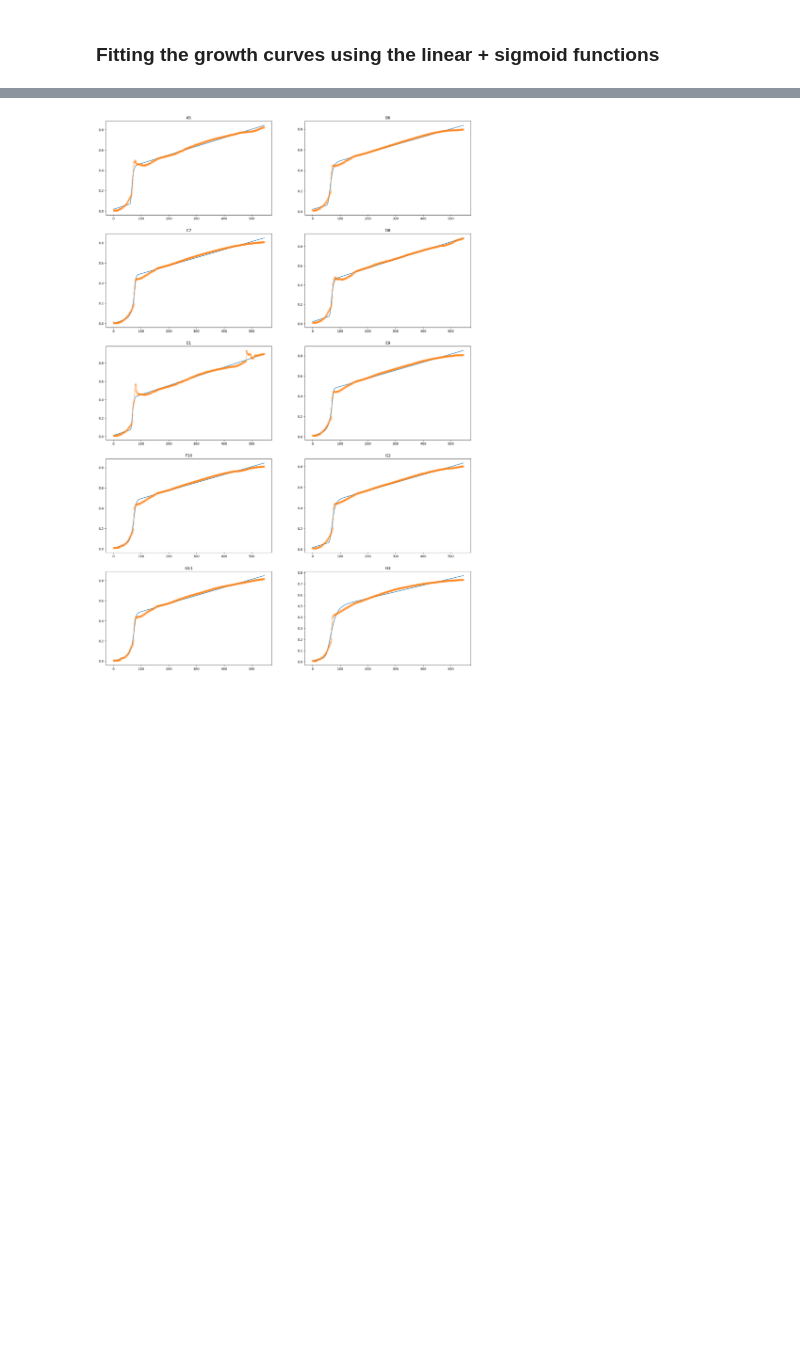
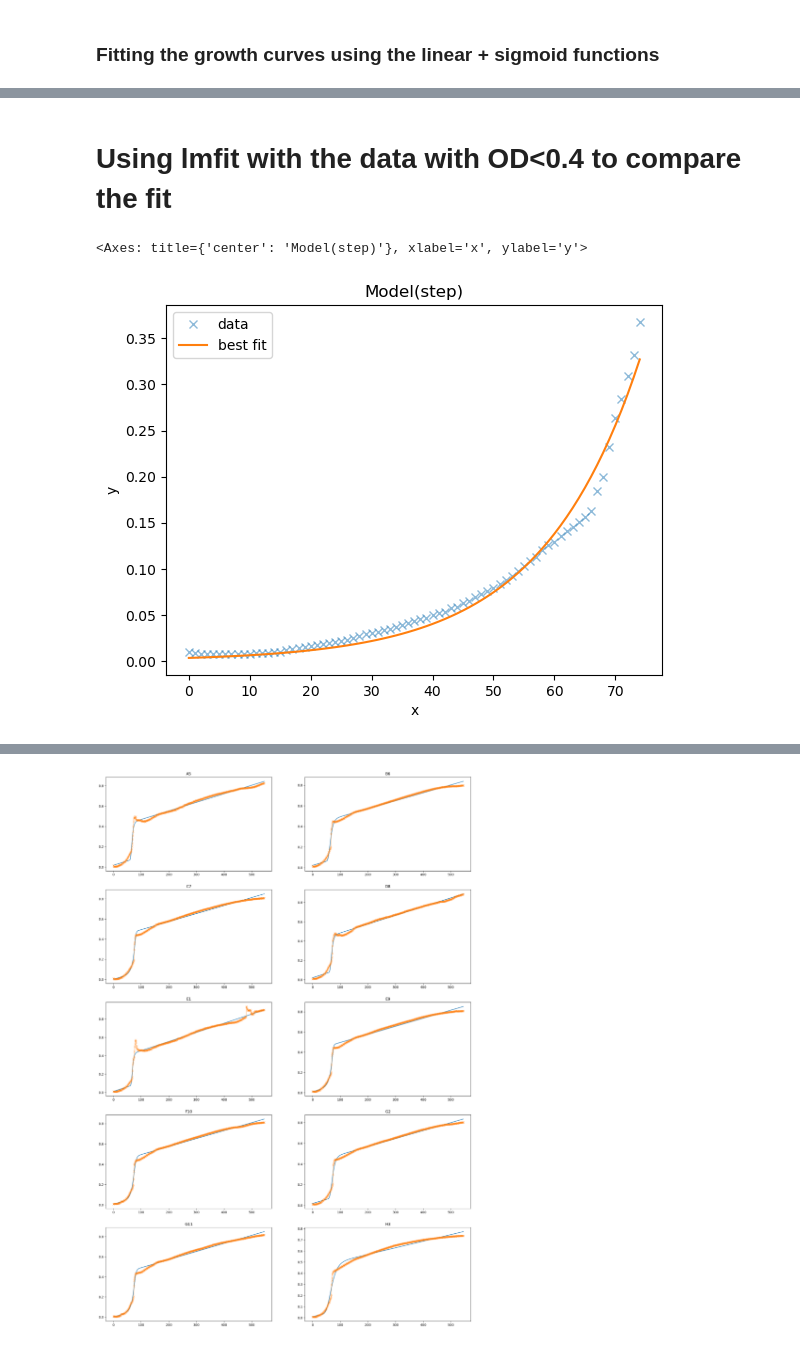
Before and after one commit to mpedraza98/trna, a Jupyter notebook: Fit_growth_curve.ipynb, the cells around one changed output, grey strips where cells are left out. Saved outputs shown, nothing was run; the diff lists cells and outputs as text; code cells hidden in the pictures; blank space fills up the shorter version.

```diff
--- a/Fit_growth_curve.ipynb
+++ b/Fit_growth_curve.ipynb
@@ -170,0 +139,15 @@ plot_fit_gc(df, simple_logistic, test_params, single_scattering=True)
+# %% [markdown]
+# Using lmfit with the data with OD<0.4 to compare the fit
+# %%
+# Defining the data and the model
+y = df['Mean'].values
+y = y[y < 0.4]
+X = np.arange(y.shape[0])
+logistic_model = StepModel(form = 'logistic')
+# %%
+logistic_result = logistic_model.fit(y, x=X)
+# %%
+logistic_result.plot_fit(datafmt="x", data_kws={"alpha" : 0.5})
+# %% [output]
+<Axes: title={'center': 'Model(step)'}, xlabel='x', ylabel='y'>
+[figure, added]
```
Also changed, not shown: parts of 32 cells of this notebook, 14 other files.
